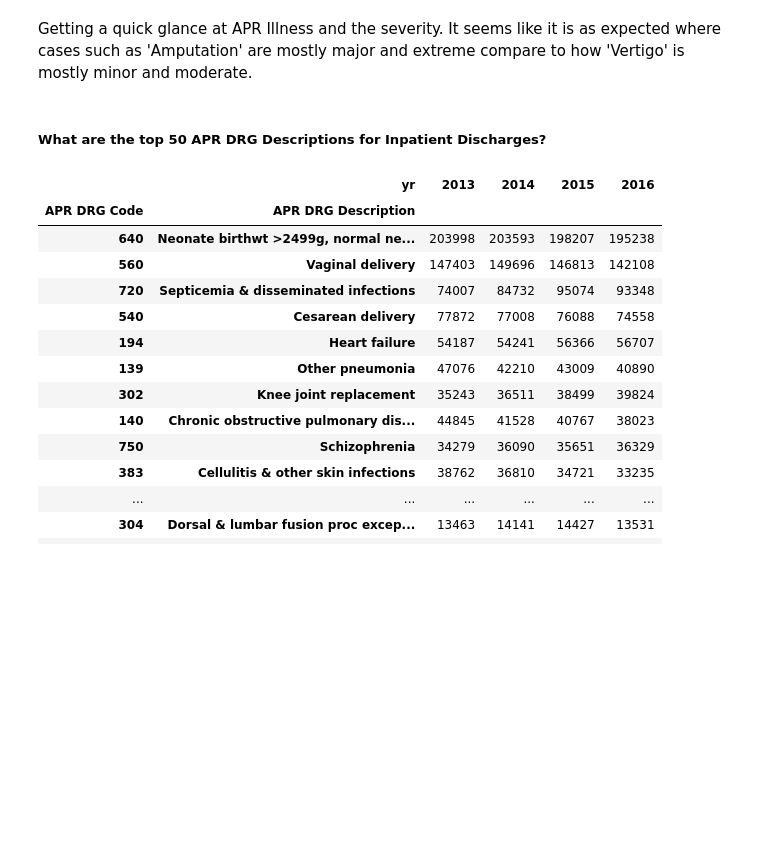
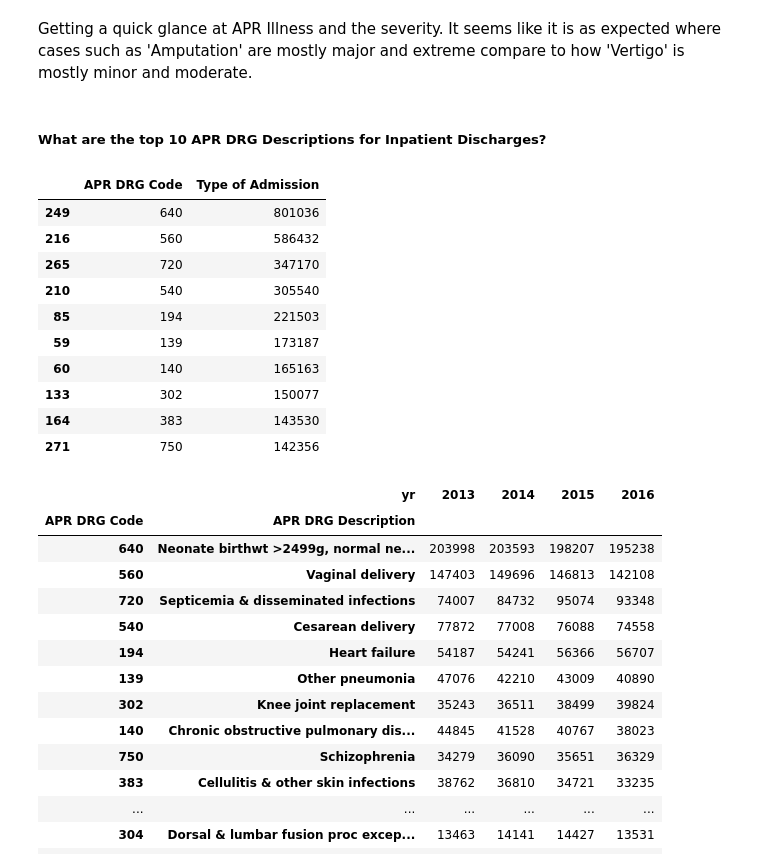
Before and after one commit to meiguan/nycHospitalPricing, a Jupyter notebook: 3_compileDischargesHospitalCensusData.ipynb, the cells around one changed output. Cells and saved outputs as stored; diff of their text form; code cells hidden in the pictures; blank space fills up the shorter version.

```diff
--- a/3_compileDischargesHospitalCensusData.ipynb
+++ b/3_compileDischargesHospitalCensusData.ipynb
@@ -278,5 +278,22 @@ sparcsAll.groupby(['APR Severity of Illness Code', 'APR DRG Description']).count
 # %% [markdown]
 Getting a quick glance at APR Illness and the severity. It seems like it is as expected where cases such as 'Amputation' are mostly major and extreme compare to how 'Vertigo' is mostly minor and moderate.
 # %% [markdown]
-##### What are the top 50 APR DRG Descriptions for Inpatient Discharges?
+##### What are the top 10 APR DRG Descriptions for Inpatient Discharges?
+# %%
+top10APRDrg = sparcsAll.groupby('APR DRG Code').count()[['Type of Admission']]\
+.reset_index().sort_values(by='Type of Admission', ascending=False).head(10)
+
+top10APRDrg
+# %% [output]
+|  | APR DRG Code | Type of Admission |
+| 249 | 640 | 801036 |
+| 216 | 560 | 586432 |
+| 265 | 720 | 347170 |
+| 210 | 540 | 305540 |
+| 85 | 194 | 221503 |
+| 59 | 139 | 173187 |
+| 60 | 140 | 165163 |
+| 133 | 302 | 150077 |
+| 164 | 383 | 143530 |
+| 271 | 750 | 142356 |
 # %%
```
Also changed, not shown: parts of 10 cells of this notebook, 3 other files.
